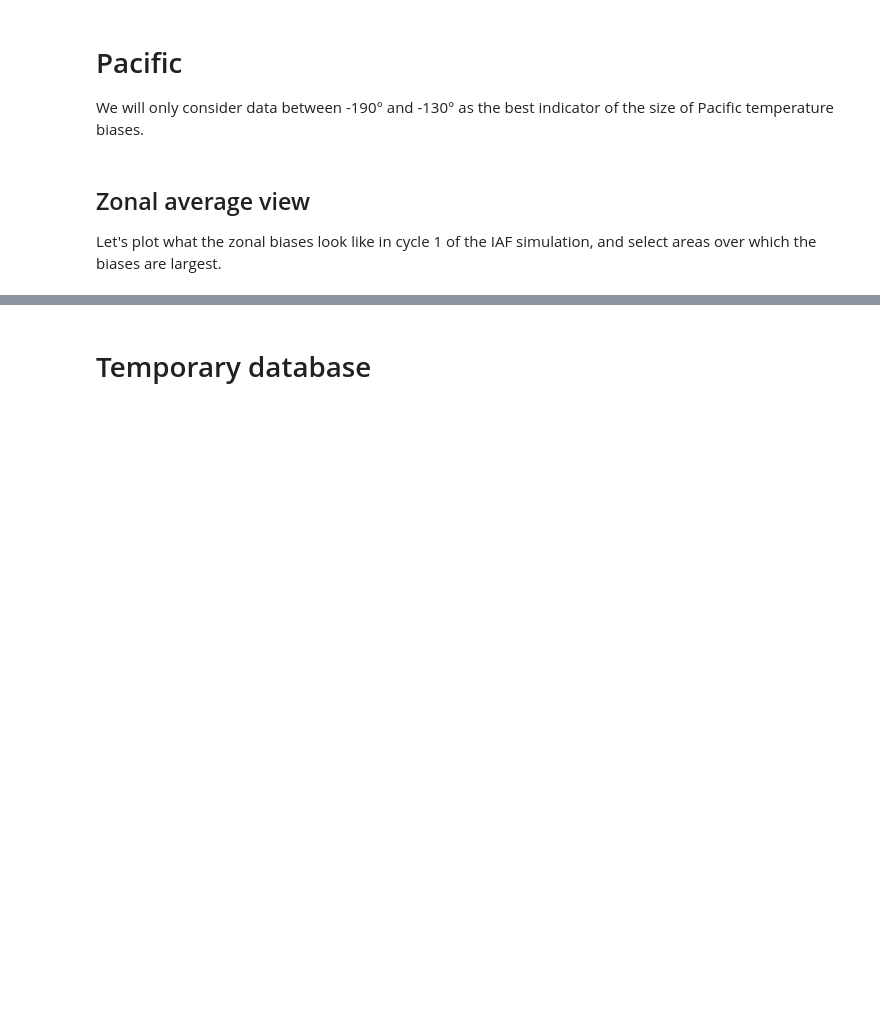
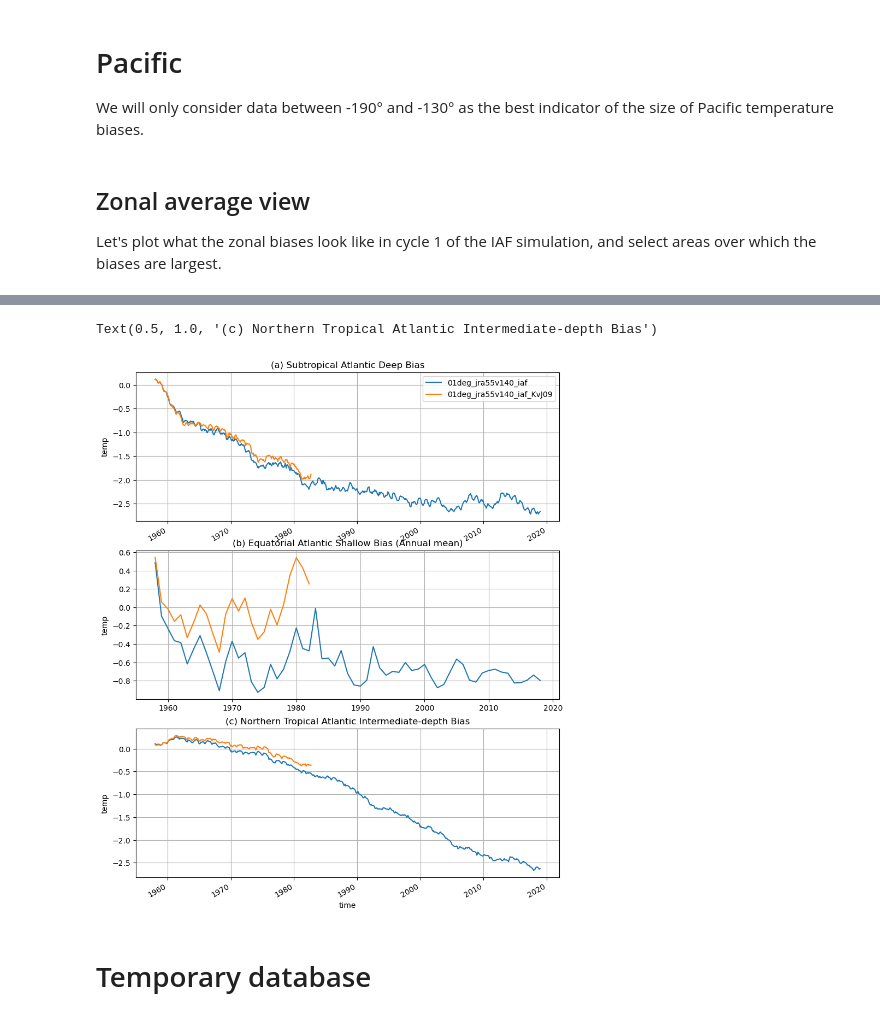
Before and after one commit to COSIMA/ACCESS-OM2-Temp-Biases, a Jupyter notebook: PerturbationBiasTimeseries.ipynb, the cells around one changed output, grey strips where cells are left out. Cells and saved outputs as stored; diff of their text form; code cells hidden in the pictures; blank space fills up the shorter version.

```diff
--- a/PerturbationBiasTimeseries.ipynb
+++ b/PerturbationBiasTimeseries.ipynb
@@ -147,3 +216,41 @@ Text(0.5, 1.0, '(c) Northern Tropical Pacific Intermediate-depth Bias')
+# %%
+temp_r1_obs = ds_obs.temp.sel(yt_ocean=slice(r1['minlat'],r1['maxlat'])).mean('yt_ocean')\
+                .sel(st_ocean=slice(r1['upperdepth'],r1['lowerdepth'])).mean('st_ocean').load()
+temp_r2_obs = ds_obs.temp.sel(yt_ocean=slice(r2['minlat'],r2['maxlat'])).mean('yt_ocean')\
+                .sel(st_ocean=slice(r2['upperdepth'],r2['lowerdepth'])).mean('st_ocean').load()
+temp_r3_obs = ds_obs.temp.sel(yt_ocean=slice(r3['minlat'],r3['maxlat'])).mean('yt_ocean')\
+                .sel(st_ocean=slice(r3['upperdepth'],r3['lowerdepth'])).mean('st_ocean').load()
+# %%
+expts = ['01deg_jra55v140_iaf','01deg_jra55v140_iaf_KvJ09']
+start_time='1958-01-01'
+end_time='2019-01-01'
+plt.figure(figsize=(10,12))
+plt.subplot(311)
+for e in expts:
+    temp_bias = extract_timeseries(e,r1,monthly=True,start_time=start_time,end_time=end_time) - temp_r1_obs
+    temp_bias.plot(label=e)
+plt.legend()
+plt.xlabel('')
+plt.grid()
+plt.title('(a) Subtropical Atlantic Deep Bias')
+
+plt.subplot(312)
+for e in expts:
+    temp_bias = extract_timeseries(e,r2,start_time=start_time,end_time=end_time) - temp_r2_obs
+    temp_bias.plot(label=e)
+plt.grid()
+plt.title('(b) Equatorial Atlantic Shallow Bias (Annual mean)')
+plt.xlabel('')
+
+plt.subplot(313)
+for e in expts:
+    temp_bias = extract_timeseries(e,r3,monthly=True,start_time=start_time,end_time=end_time) - temp_r3_obs
+    temp_bias.plot(label=e)
+plt.grid()
+plt.title('(c) Northern Tropical Atlantic Intermediate-depth Bias')
+# %% [output]
+Text(0.5, 1.0, '(c) Northern Tropical Atlantic Intermediate-depth Bias')
+[figure, added]
 # %% [markdown]
 # Temporary database
 # %%
```
Also changed, not shown: parts of 13 cells of this notebook, 2 other files.
